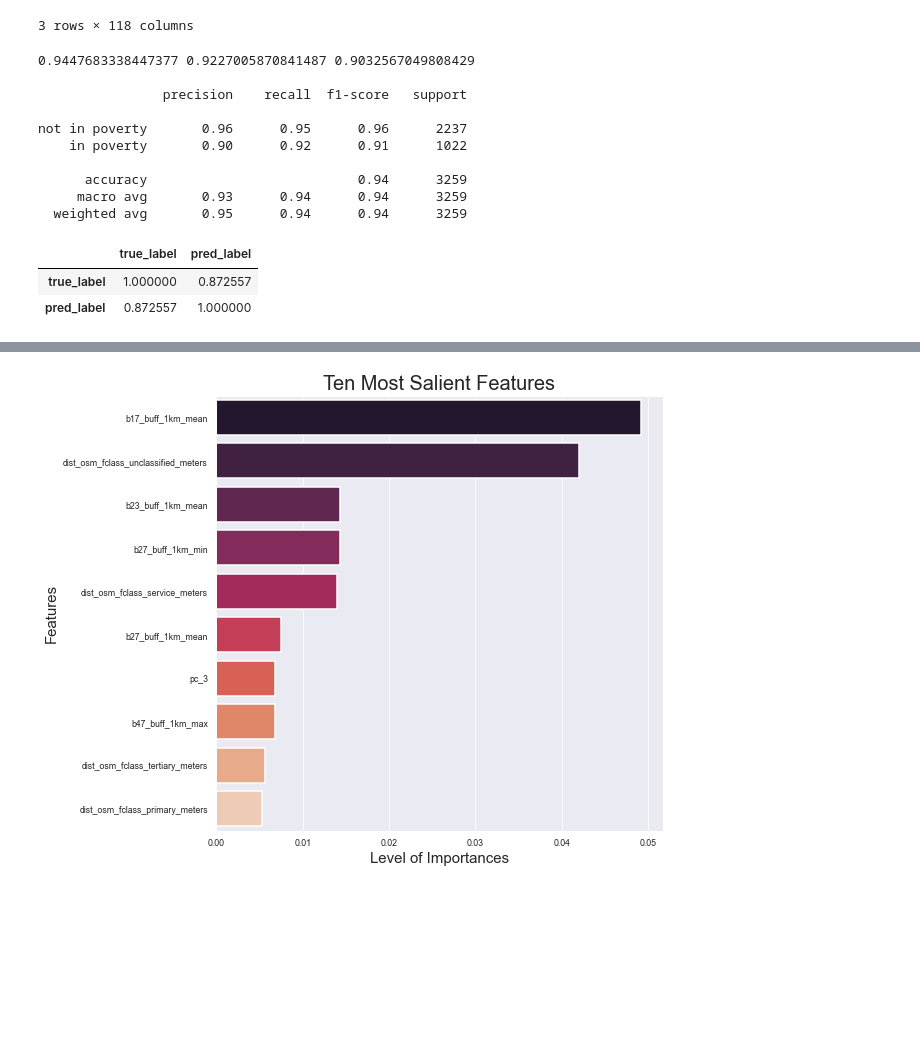
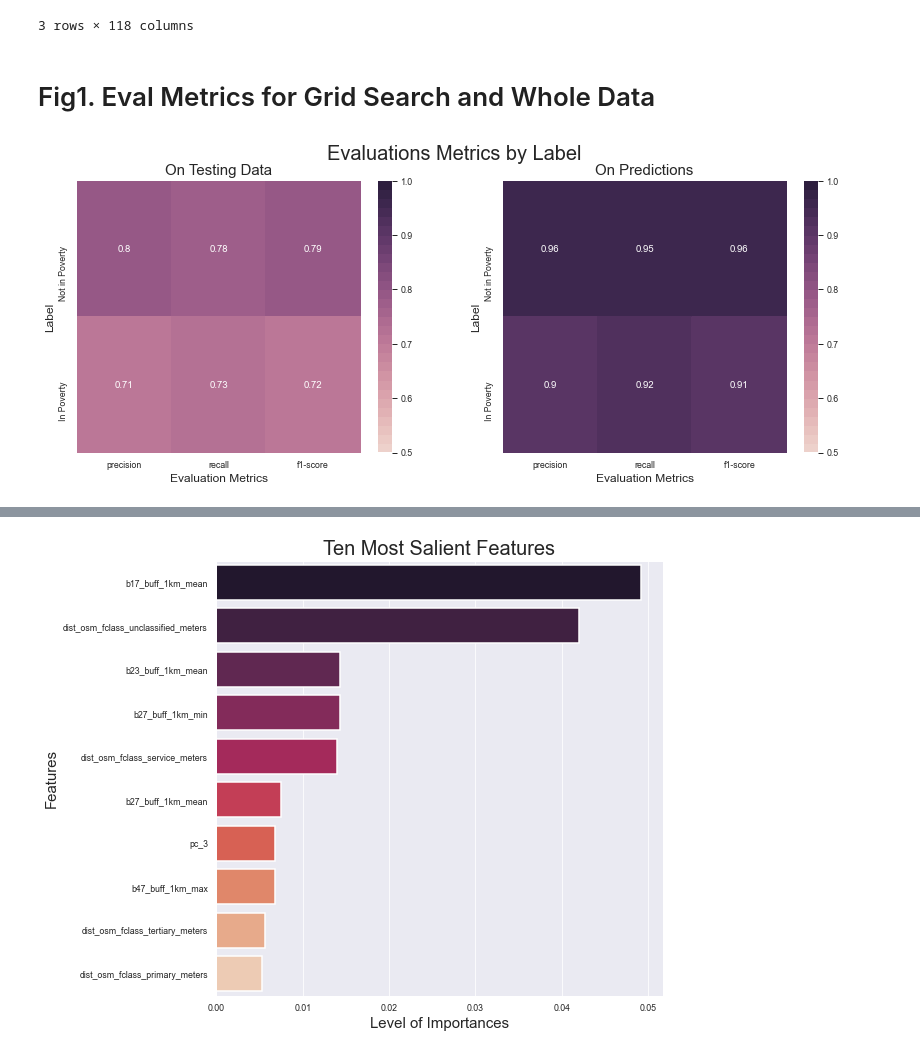
Before and after one commit to dime-worldbank/big-data-poverty-estimation, a Jupyter notebook: DataWork/03_analysis/poverty_estimation/03_poverty_results_visualizations.ipynb, the cells around one changed output, grey strips where cells are left out. Drawn from its saved outputs; the diff is of its cells as text; code cells hidden in the pictures; blank space fills up the shorter version.

```diff
--- a/DataWork/03_analysis/poverty_estimation/03_poverty_results_visualizations.ipynb
+++ b/DataWork/03_analysis/poverty_estimation/03_poverty_results_visualizations.ipynb
@@ -64,35 +66,40 @@ df.head(3)
 | 1 | 100389 | POINT (72.70272 33.82786) | 0 | 707.590360 | 691.084276 | 290.853957 | ... |
 | 2 | 101236 | POINT (72.70361 33.82756) | 0 | 794.660657 | 748.261101 | 256.930948 | ... |
 3 rows × 118 columns
-# %%
-from sklearn.metrics import (accuracy_score,
-                             precision_score,
-                             recall_score,
-                             classification_report)
-
-true, pred = df['true_label'].copy(), df['pred_label'].copy()
-
-a = accuracy_score(true, pred)
-r = recall_score(true, pred)
-p = precision_score(true, pred)
-cr = classification_report(df['true_label'], df['pred_label'], target_names=['not in poverty','in poverty'])
-
-print(a, r, p)
-print()
-print(cr)
-
-df[['true_label', 'pred_label']].corr()
-# %% [output]
-0.9447683338447377 0.9227005870841487 0.9032567049808429
-
-                precision    recall  f1-score   support
-
-not in poverty       0.96      0.95      0.96      2237
-    in poverty       0.90      0.92      0.91      1022
-
-      accuracy                           0.94      3259
-     macro avg       0.93      0.94      0.94      3259
-  weighted avg       0.95      0.94      0.94      3259
-|  | true_label | pred_label |
-| true_label | 1.000000 | 0.872557 |
-| pred_label | 0.872557 | 1.000000 |
+# %% [markdown]
+# Fig1. Eval Metrics for Grid Search and Whole Data
+# %%
+import ast
+from sklearn.metrics import classification_report
+
+# Grid Search
+cr = {'Not in Poverty': ast.literal_eval(df_bestmodel['nonpoverty_class']),
+      'In Poverty': ast.literal_eval(df_bestmodel['poverty_class'])}
+df_cr = pd.DataFrame.from_dict({i: cr[i] for i in cr.keys()}, orient='index')
+df_cr = df_cr.drop(columns=['support'])
+
+# Whole data
+cr1 = classification_report(df['true_label'], df['pred_label'], target_names=['Not in Poverty','In Poverty'],
+                           output_dict=True)
+df_cr1 = pd.DataFrame.from_dict({k: cr1[k] for k in ('Not in Poverty','In Poverty')}).T
+df_cr1 = df_cr1.drop(columns=['support'])
+
+# Plot
+f, (ax0, ax1) = plt.subplots(figsize=(14, 5), nrows=1, ncols=2)
+plt.suptitle('Evaluations Metrics by Label', fontsize=20)
+sns.set(context="paper")
+
+sns.heatmap(df_cr, annot=True, cmap=sns.cubehelix_palette(30), ax=ax0, vmin=0.5, vmax=1)
+ax0.set_xlabel('Evaluation Metrics', fontsize=12)
+ax0.set_ylabel('Label', fontsize=12)
+ax0.set_title('On Testing Data', fontsize=15)
+
+sns.heatmap(df_cr1, annot=True, cmap=sns.cubehelix_palette(30), ax=ax1, vmin=0.5, vmax=1)
+ax1.set_xlabel('Evaluation Metrics', fontsize=12)
+ax1.set_ylabel('Label', fontsize=12)
+ax1.set_title('On Predictions', fontsize=15)
+
+plt.savefig('grid_eval_metrics.png', bbox_inches='tight')
+plt.show()
+# %% [output]
+[figure, added]
```
Also changed, not shown: parts of 7 cells of this notebook.
